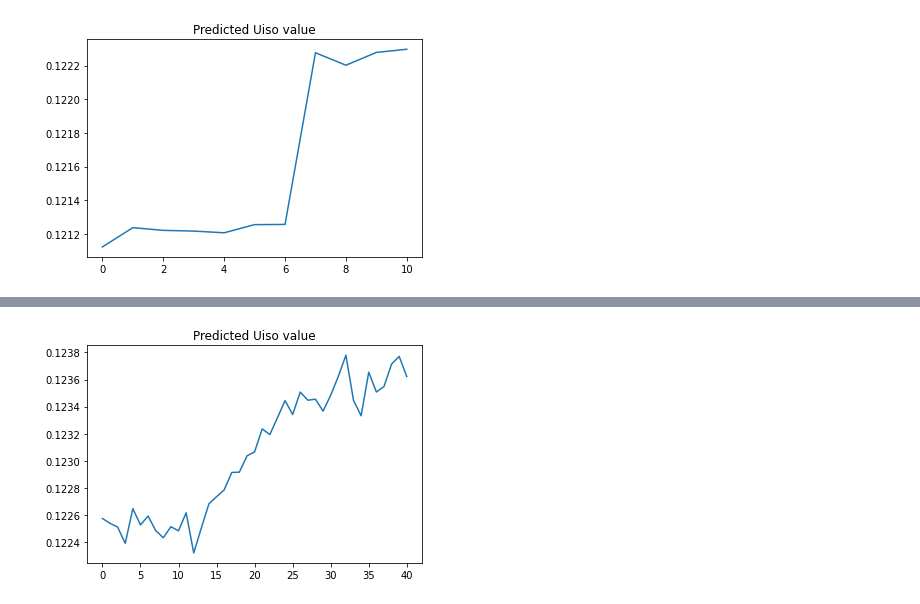
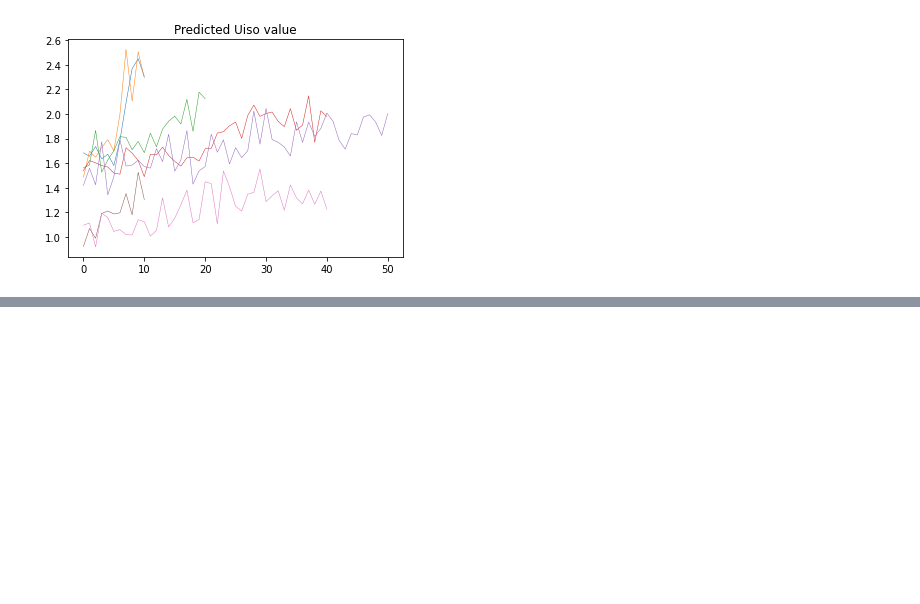
Before and after one commit to dhruv-sirohi/Miller-Lab-UED, a Jupyter notebook: Project 1: Synthetic Data Classification/Bismuth_CrystalMaker_Script.ipynb, the cells around one changed output, grey strips where cells are left out. Drawn from its saved outputs; the diff is of its cells as text; code cells hidden in the pictures; blank space fills up the shorter version.

```diff
--- a/Project 1: Synthetic Data Classification/Bismuth_CrystalMaker_Script.ipynb
+++ b/Project 1: Synthetic Data Classification/Bismuth_CrystalMaker_Script.ipynb
@@ -311,19 +324,4 @@ def linear_regression_equality(y_true, y_pred):
 # %%
-#Building and compiling CNN
-
-model = build_cnn_model()
-#model = load_model()
-print("Loaded model")
-#Defining a decaying learning rate
-lr_schedule = keras.optimizers.schedules.ExponentialDecay(
-  initial_learning_rate=0.001,
-  decay_steps=10000,
-  decay_rate=0.97)
-
-opt = keras.optimizers.Adam(learning_rate=lr_schedule)
-
-model.compile(optimizer=opt, loss='mse',  metrics=[linear_regression_equality])
-
 #Defining lists to store accuracy and loss values over the course of training
 accuracy_values = []
 validation_accuracy_values= []
@@ -342,7 +340,7 @@ for epoch in range(1,EPOCHS+1):
   loss_values.append(history.history['loss'][0])
   validation_loss_values.append(history.history['val_loss'][0])
 
-  if epoch % 30 == 0:
+  if epoch % 2 == 0:
     print("SAVING NETWORK")
     weights_file_name = "/content/drive/MyDrive/Bismuth_Data_Processed/CNN_weights_{}.ckpt".format(epoch)
     model.save_weights(weights_file_name)
@@ -358,6 +356,6 @@ ax1.legend()
 ax2 = f2.add_subplot(111)
 ax2.plot(loss_values, "-b",label = "train loss")
 ax2.plot(validation_loss_values, "-r",label = "test loss")
-ax2.set_ylim([0,validation_loss_values[2]])
+ax2.set_ylim([0,validation_loss_values[1]])
 ax2.legend()
 # %% [output]
@@ -402,80 +406,48 @@ def process_data(data_dir):
   print("Done! Added {} images".format(len(data_dict.values())))
   return file_name_array, data_dict
 # %%
+#array of dates of scans to be opened
 dates = [16,17,21]
+#opens scans 0-15
 dirs_to_open=range(0,15)
 data_dir = '/content/drive/MyDrive/Bismuth_Data_Processed/'
-#date = "2021-02-" + input("Which day's scan do you want to analyze?") + "/scans/scan"
-#print("Date: " + date)
 for date in dates:
+  series_arr = []
   date = "2021-02-" + str(date) + "/scans/scan"
   for i in dirs_to_open:
     #print("----------STARTING NEW TEST------")
-    scan_num = str(i)#input("Which scan do you want to analyze?")
+    scan_num = str(i)
     dir_name = data_dir + date + scan_num + "/"
-    #for file in os.scandir(dir_name):
-    #  print(file.path)
     if os.path.exists(dir_name):
       print("Directory name: "+dir_name)
       file_name_array, data_dict = process_data(dir_name)
       file_name_array.sort()
-      #print(file_name_array)
       data_arr = []
       for file_name in file_name_array:
         data_arr.append([data_dict[file_name],file_name])
-      #print("This scan has: {} files".format(len(data_arr)))
       try:
         X_test,labels = zip(*data_arr)
-        """
-        plt.imshow(X_test[0],cmap='gray')
-        plt.show()
-        plt.imshow(images[0][0],cmap='gray')
-        plt.show()
-        """
         X_test_arr = np.expand_dims(np.array(X_test),-1)
-
         predictions = model.predict(X_test_arr)
         reg_preds = []
         for prediction in predictions:
           reg_preds.append(prediction)
         if len(reg_preds) > 1:
+          series_arr.append(reg_preds)
+          """
           plt.plot(reg_preds)
           plt.title("Predicted Uiso value")
           plt.show()
-        """
-        pred_vals = []
-        max_pred = []
-        max_pred_series_3 = []
-        one_hot_conversion_vector = np.array([0.0,0.1,0.2,0.3,0.4,0.5,0.6,0.7,0.8,0.9,1.0])
-        for prediction in predictions:
+          """
 
-          index_list = np.argpartition(prediction, range(0,len(prediction)))[-3:]
-          max_pred_vals_3 = []
-          for index in index_list:
-            max_pred_vals_3.append(prediction[index])
-
-          max_pred_series_3.append((np.dot(index_list,max_pred_vals_3))/np.sum(max_pred_vals_3))
-
-          max_pred.append(prediction.argmax())
-          pred_vals.append(np.dot(prediction,one_hot_conversion_vector))
-
-        plt.plot(max_pred_series_3)
-        plt.title("Predicted uiso (top 3)")
-        plt.show()
-
-        plt.plot(pred_vals)
-        plt.title("Uiso expectation value")
-        plt.show()
-
-        plt.plot(max_pred)
-        plt.title("Most probable uiso")
-        plt.show()
-
-        #interesting, only see max pred go up for max fluence... (not apparent on this iteration)
-        #if i train for many epochs, maybe it overfits because of relatively small basis of original data points in dataset, but uiso trend actually reverses
-        """
+        #if i train for many epochs, maybe it overfits because of relatively small basis of original data points in dataset, but trend of predicted uiso values doesn't show any increase
       except:
         print("Couldn't load")
+
+  plt.title("Predicted Uiso value")
+  for series in series_arr:
+    plt.plot(series, linewidth=0.5)
+  plt.show()
 # %% [output]
 Directory name: /content/drive/MyDrive/Bismuth_Data_Processed/2021-02-16/scans/scan0/
 Done! Added 11 images
@@ -482 +466 @@ Done! Added 11 images
-[figure, old version]
+[figure, new version]
@@ -491 +502,0 @@ Done! Added 41 images
-[figure, removed]
```
Also changed, not shown: parts of 16 cells of this notebook.
